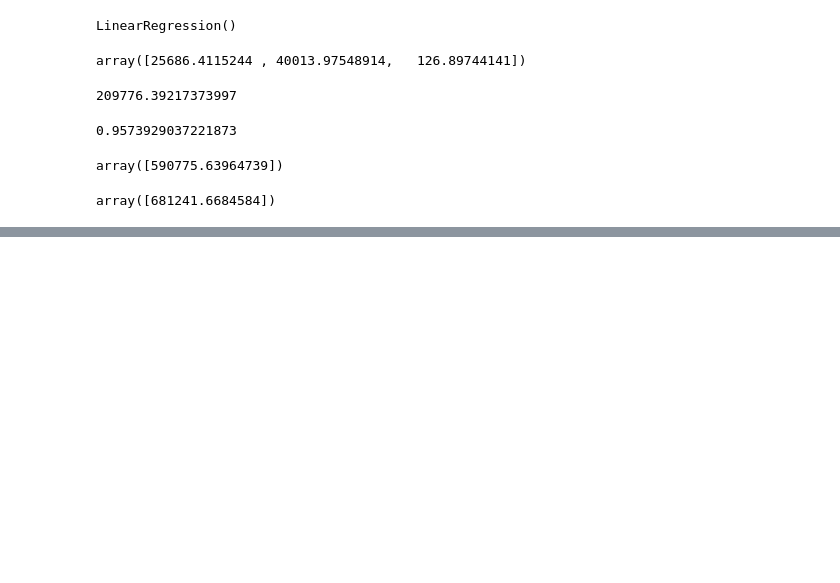
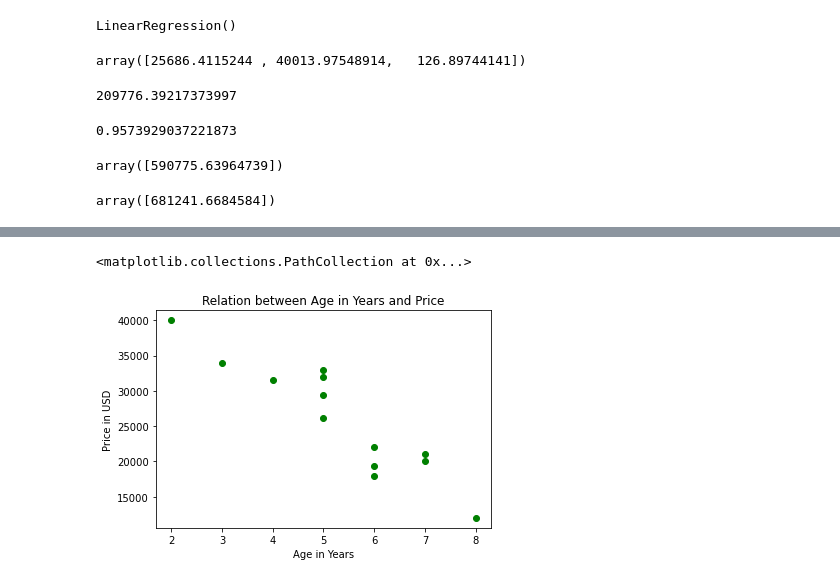
Before and after one commit to shankareaga/Machine-Learning-algorithms, a Jupyter notebook: LR_Dummies_One_Hot_Encoding.ipynb, the cells around one changed output, grey strips where cells are left out. Cells and saved outputs as stored; diff of their text form; code cells hidden in the pictures; blank space fills up the shorter version.

```diff
--- a/LR_Dummies_One_Hot_Encoding.ipynb
+++ b/LR_Dummies_One_Hot_Encoding.ipynb
@@ -283,0 +330,10 @@ array([681241.6684584])
+# %%
+plt.xlabel('Age in Years')
+plt.ylabel('Price in USD')
+plt.title('Relation between Age in Years and Price')
+plt.scatter(df_car.Age_in_Years, df_car.Sell_Price_USD, color = 'green')
+
+# It can be clearly shown from below scatter plot , there is a negative linear correlation between age and sell price
+# %% [output]
+<matplotlib.collections.PathCollection at 0x...>
+[figure, added]
```
Also changed, not shown: parts of 29 cells of this notebook.
